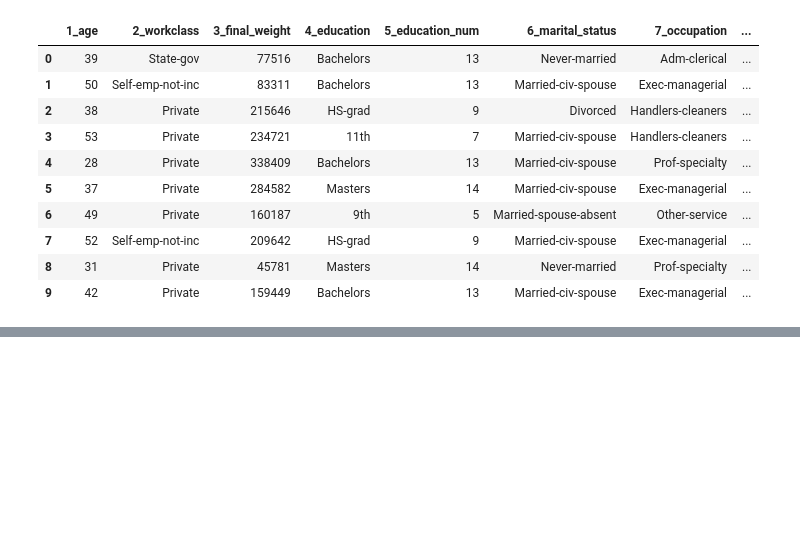
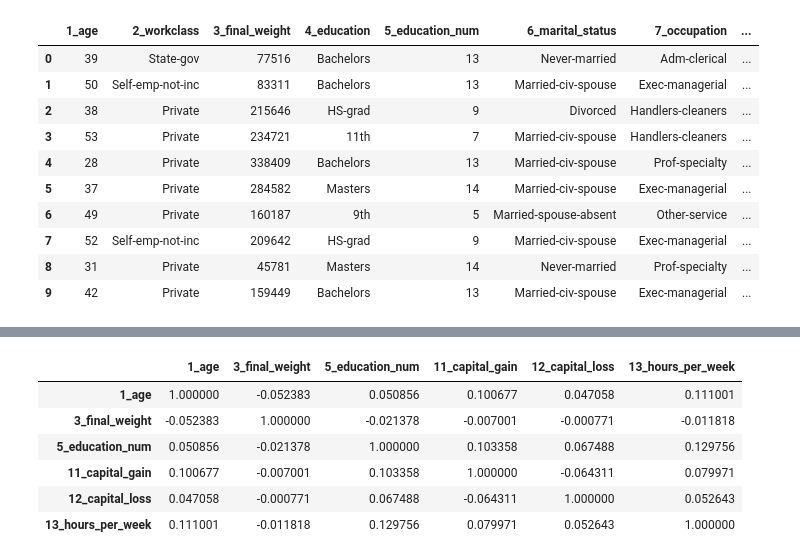
Before and after one commit to OfAndreS/Relatio, a Jupyter notebook: data/raw/D07/D07.ipynb, the cells around one changed output, grey strips where cells are left out. Saved outputs shown, nothing was run; the diff lists cells and outputs as text; code cells hidden in the pictures; blank space fills up the shorter version.

```diff
--- a/data/raw/D07/D07.ipynb
+++ b/data/raw/D07/D07.ipynb
@@ -133,0 +112,11 @@ df_d07_status[df_d07_status['transformation'] == 'CatToNum']['column'].values.to
+# %%
+df_d07_num_kendall = df_d07_clean[df_d07_num['column'].values.tolist()].corr(method='kendall')
+df_d07_num_kendall
+# %% [output]
+|  | 1_age | 3_final_weight | 5_education_num | 11_capital_gain | 12_capital_loss | 13_hours_per_week |
+| 1_age | 1.000000 | -0.052383 | 0.050856 | 0.100677 | 0.047058 | 0.111001 |
+| 3_final_weight | -0.052383 | 1.000000 | -0.021378 | -0.007001 | -0.000771 | -0.011818 |
+| 5_education_num | 0.050856 | -0.021378 | 1.000000 | 0.103358 | 0.067488 | 0.129756 |
+| 11_capital_gain | 0.100677 | -0.007001 | 0.103358 | 1.000000 | -0.064311 | 0.079971 |
+| 12_capital_loss | 0.047058 | -0.000771 | 0.067488 | -0.064311 | 1.000000 | 0.052643 |
+| 13_hours_per_week | 0.111001 | -0.011818 | 0.129756 | 0.079971 | 0.052643 | 1.000000 |
```
Also changed, not shown: parts of 15 cells of this notebook, 7 other files.
